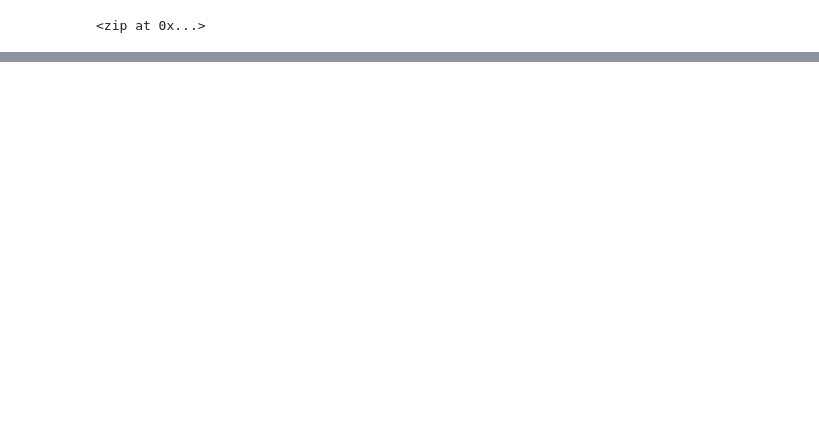
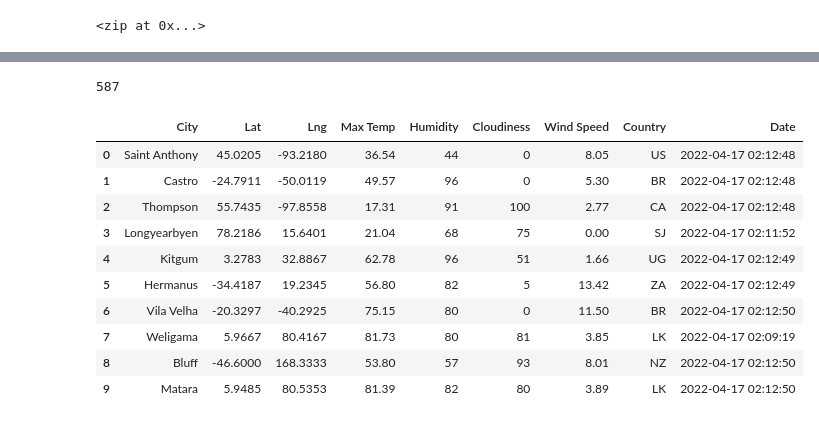
Before and after one commit to skomyshan/World_Weather_Analysis, a Jupyter notebook: WeatherPy.ipynb, the cells around one changed output, grey strips where cells are left out. Drawn from its saved outputs; the diff is of its cells as text; code cells hidden in the pictures; blank space fills up the shorter version.

```diff
--- a/WeatherPy.ipynb
+++ b/WeatherPy.ipynb
@@ -28,0 +38,3 @@ len(cities)
+# %%
+# Build the basic URL for the OpenWeatherMap with your weather_api_key added to the URL.
+url = "http://api.openweathermap.org/data/2.5/weather?units=Imperial&APPID=" + weather_api_key
@@ -28,0 +126,20 @@ len(cities)
+# %%
+len(city_data)
+# %% [output]
+587
+# %%
+# Convert the array of dictionaries to a Pandas DataFrame.
+city_data_df = pd.DataFrame(city_data)
+city_data_df.head(10)
+# %% [output]
+|  | City | Lat | Lng | Max Temp | Humidity | Cloudiness | Wind Speed | Country | Date |
+| 0 | Saint Anthony | 45.0205 | -93.2180 | 36.54 | 44 | 0 | 8.05 | US | 2022-04-17 02:12:48 |
+| 1 | Castro | -24.7911 | -50.0119 | 49.57 | 96 | 0 | 5.30 | BR | 2022-04-17 02:12:48 |
+| 2 | Thompson | 55.7435 | -97.8558 | 17.31 | 91 | 100 | 2.77 | CA | 2022-04-17 02:12:48 |
+| 3 | Longyearbyen | 78.2186 | 15.6401 | 21.04 | 68 | 75 | 0.00 | SJ | 2022-04-17 02:11:52 |
+| 4 | Kitgum | 3.2783 | 32.8867 | 62.78 | 96 | 51 | 1.66 | UG | 2022-04-17 02:12:49 |
+| 5 | Hermanus | -34.4187 | 19.2345 | 56.80 | 82 | 5 | 13.42 | ZA | 2022-04-17 02:12:49 |
+| 6 | Vila Velha | -20.3297 | -40.2925 | 75.15 | 80 | 0 | 11.50 | BR | 2022-04-17 02:12:50 |
+| 7 | Weligama | 5.9667 | 80.4167 | 81.73 | 80 | 81 | 3.85 | LK | 2022-04-17 02:09:19 |
+| 8 | Bluff | -46.6000 | 168.3333 | 53.80 | 57 | 93 | 8.01 | NZ | 2022-04-17 02:12:50 |
+| 9 | Matara | 5.9485 | 80.5353 | 81.39 | 82 | 80 | 3.89 | LK | 2022-04-17 02:12:50 |
```
Also changed, not shown: parts of 7 cells of this notebook, 5 other files.
